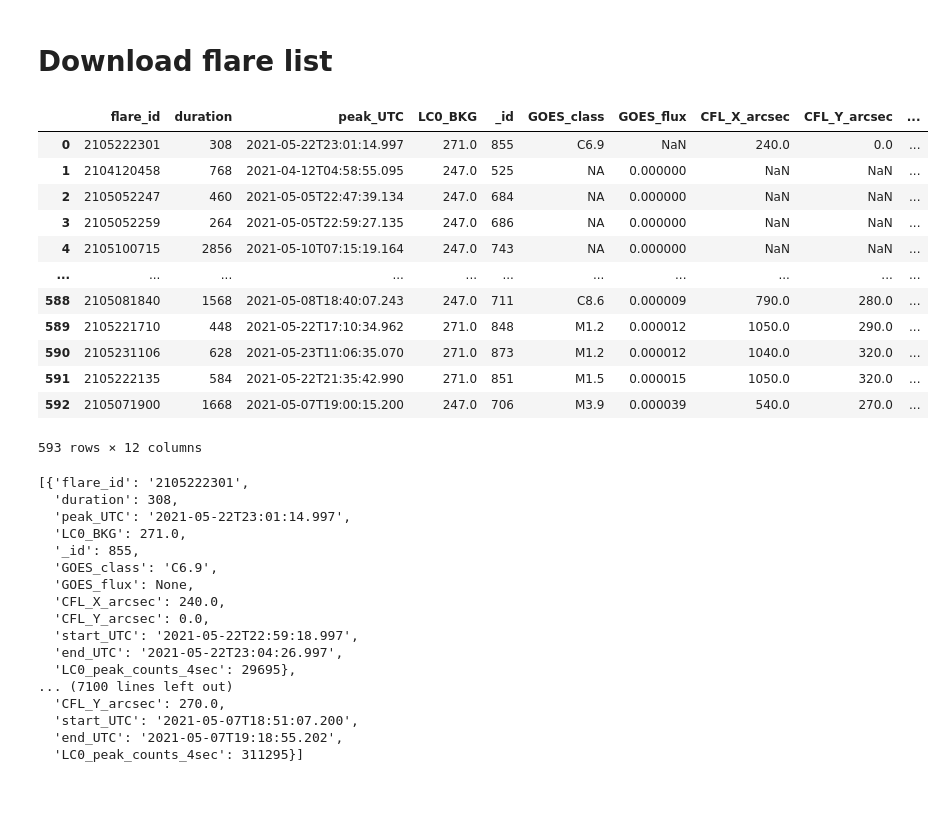
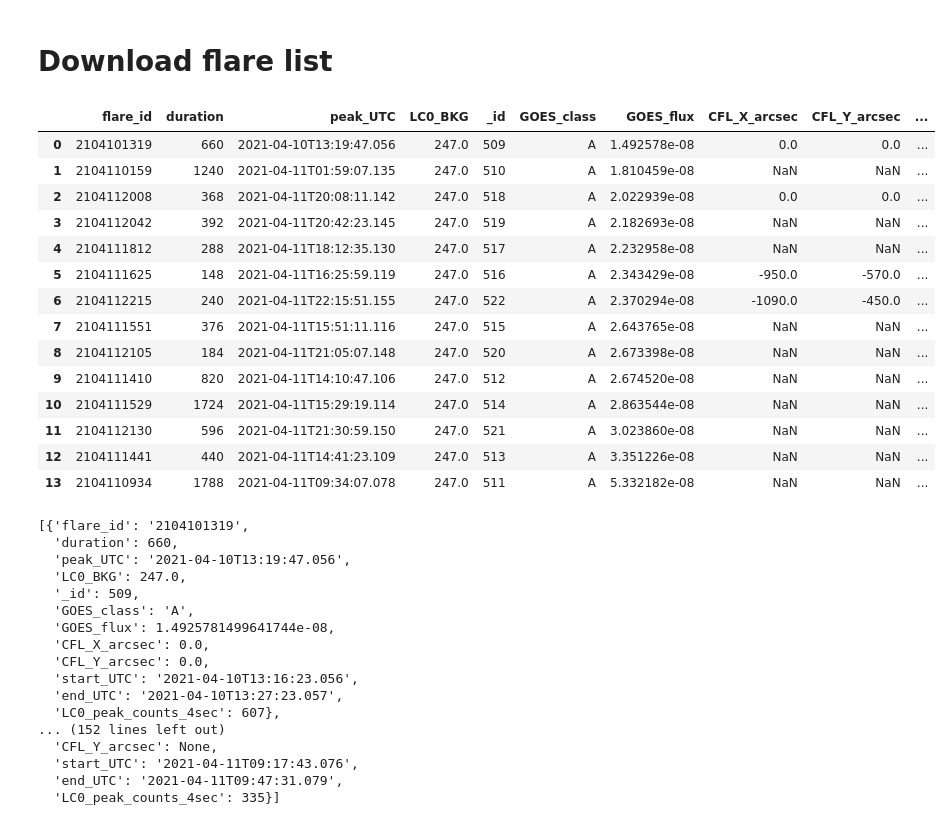
Before and after one commit to i4Ds/stixdcpy, a Jupyter notebook: examples/tutorial.ipynb, the cells around one changed output. Drawn from its saved outputs; the diff is of its cells as text; code cells hidden in the pictures; blank space fills up the shorter version.

```diff
--- a/examples/tutorial.ipynb
+++ b/examples/tutorial.ipynb
@@ -453,59 +412,62 @@ No.    Name      Ver    Type      Cards   Dimensions   Format
 # %% [markdown]
 # Download flare list
 # %%
-flares=jreq.fetch_flare_list('2021-04-08T00:00:00',  '2021-07-09T00:00:00', sort='goes' )
+flares=jreq.fetch_flare_list('2021-04-08T00:00:00',  '2021-04-12T00:00:00', sort='goes' )
 """
 
 sort flares.
 Flares can be sorted by:
 LC0
   flare peak counts of the 4 - 10 keV light curve
 
 LC1
   flare peak counts of 10 - 10 keV light curves
 LC2
   similar to above, but of the third energy band
 LC3
   similar to above, but of the fourth energy band
 LC4
   similar to above, but of the fifth  energy band
 time
   flare observation time
 goes
   goes class
 """
 pd.DataFrame(flares)
 # %% [output]
 |  | flare_id | duration | peak_UTC | LC0_BKG | _id | GOES_class | GOES_flux | CFL_X_arcsec | CFL_Y_arcsec | ... |
-| 0 | 2105222301 | 308 | 2021-05-22T23:01:14.997 | 271.0 | 855 | C6.9 | NaN | 240.0 | 0.0 | ... |
-| 1 | 2104120458 | 768 | 2021-04-12T04:58:55.095 | 247.0 | 525 | NA | 0.000000 | NaN | NaN | ... |
-| 2 | 2105052247 | 460 | 2021-05-05T22:47:39.134 | 247.0 | 684 | NA | 0.000000 | NaN | NaN | ... |
-| 3 | 2105052259 | 264 | 2021-05-05T22:59:27.135 | 247.0 | 686 | NA | 0.000000 | NaN | NaN | ... |
-| 4 | 2105100715 | 2856 | 2021-05-10T07:15:19.164 | 247.0 | 743 | NA | 0.000000 | NaN | NaN | ... |
-| ... | ... | ... | ... | ... | ... | ... | ... | ... | ... | ... |
-| 588 | 2105081840 | 1568 | 2021-05-08T18:40:07.243 | 247.0 | 711 | C8.6 | 0.000009 | 790.0 | 280.0 | ... |
-| 589 | 2105221710 | 448 | 2021-05-22T17:10:34.962 | 271.0 | 848 | M1.2 | 0.000012 | 1050.0 | 290.0 | ... |
-| 590 | 2105231106 | 628 | 2021-05-23T11:06:35.070 | 271.0 | 873 | M1.2 | 0.000012 | 1040.0 | 320.0 | ... |
-| 591 | 2105222135 | 584 | 2021-05-22T21:35:42.990 | 271.0 | 851 | M1.5 | 0.000015 | 1050.0 | 320.0 | ... |
-| 592 | 2105071900 | 1668 | 2021-05-07T19:00:15.200 | 247.0 | 706 | M3.9 | 0.000039 | 540.0 | 270.0 | ... |
+| 0 | 2104101319 | 660 | 2021-04-10T13:19:47.056 | 247.0 | 509 | A | 1.492578e-08 | 0.0 | 0.0 | ... |
+| 1 | 2104110159 | 1240 | 2021-04-11T01:59:07.135 | 247.0 | 510 | A | 1.810459e-08 | NaN | NaN | ... |
+| 2 | 2104112008 | 368 | 2021-04-11T20:08:11.142 | 247.0 | 518 | A | 2.022939e-08 | 0.0 | 0.0 | ... |
+| 3 | 2104112042 | 392 | 2021-04-11T20:42:23.145 | 247.0 | 519 | A | 2.182693e-08 | NaN | NaN | ... |
+| 4 | 2104111812 | 288 | 2021-04-11T18:12:35.130 | 247.0 | 517 | A | 2.232958e-08 | NaN | NaN | ... |
+| 5 | 2104111625 | 148 | 2021-04-11T16:25:59.119 | 247.0 | 516 | A | 2.343429e-08 | -950.0 | -570.0 | ... |
+| 6 | 2104112215 | 240 | 2021-04-11T22:15:51.155 | 247.0 | 522 | A | 2.370294e-08 | -1090.0 | -450.0 | ... |
+| 7 | 2104111551 | 376 | 2021-04-11T15:51:11.116 | 247.0 | 515 | A | 2.643765e-08 | NaN | NaN | ... |
+| 8 | 2104112105 | 184 | 2021-04-11T21:05:07.148 | 247.0 | 520 | A | 2.673398e-08 | NaN | NaN | ... |
+| 9 | 2104111410 | 820 | 2021-04-11T14:10:47.106 | 247.0 | 512 | A | 2.674520e-08 | NaN | NaN | ... |
+| 10 | 2104111529 | 1724 | 2021-04-11T15:29:19.114 | 247.0 | 514 | A | 2.863544e-08 | NaN | NaN | ... |
+| 11 | 2104112130 | 596 | 2021-04-11T21:30:59.150 | 247.0 | 521 | A | 3.023860e-08 | NaN | NaN | ... |
+| 12 | 2104111441 | 440 | 2021-04-11T14:41:23.109 | 247.0 | 513 | A | 3.351226e-08 | NaN | NaN | ... |
+| 13 | 2104110934 | 1788 | 2021-04-11T09:34:07.078 | 247.0 | 511 | A | 5.332182e-08 | NaN | NaN | ... |
-593 rows × 12 columns
 # %%
 flares
+#flares is a python list
 # %% [output]
-[{'flare_id': '2105222301',
-  'duration': 308,
-  'peak_UTC': '2021-05-22T23:01:14.997',
-  'LC0_BKG': 271.0,
-  '_id': 855,
-  'GOES_class': 'C6.9',
-  'GOES_flux': None,
-  'CFL_X_arcsec': 240.0,
+[{'flare_id': '2104101319',
+  'duration': 660,
+  'peak_UTC': '2021-04-10T13:19:47.056',
+  'LC0_BKG': 247.0,
+  '_id': 509,
+  'GOES_class': 'A',
+  'GOES_flux': 1.4925781499641744e-08,
+  'CFL_X_arcsec': 0.0,
   'CFL_Y_arcsec': 0.0,
-  'start_UTC': '2021-05-22T22:59:18.997',
-  'end_UTC': '2021-05-22T23:04:26.997',
-  'LC0_peak_counts_4sec': 29695},
-... (7100 lines left out)
-  'CFL_Y_arcsec': 270.0,
-  'start_UTC': '2021-05-07T18:51:07.200',
-  'end_UTC': '2021-05-07T19:18:55.202',
-  'LC0_peak_counts_4sec': 311295}]
+  'start_UTC': '2021-04-10T13:16:23.056',
+  'end_UTC': '2021-04-10T13:27:23.057',
+  'LC0_peak_counts_4sec': 607},
+... (152 lines left out)
+  'CFL_Y_arcsec': None,
+  'start_UTC': '2021-04-11T09:17:43.076',
+  'end_UTC': '2021-04-11T09:47:31.079',
+  'LC0_peak_counts_4sec': 335}]
```
Also changed, not shown: parts of 7 cells of this notebook.
